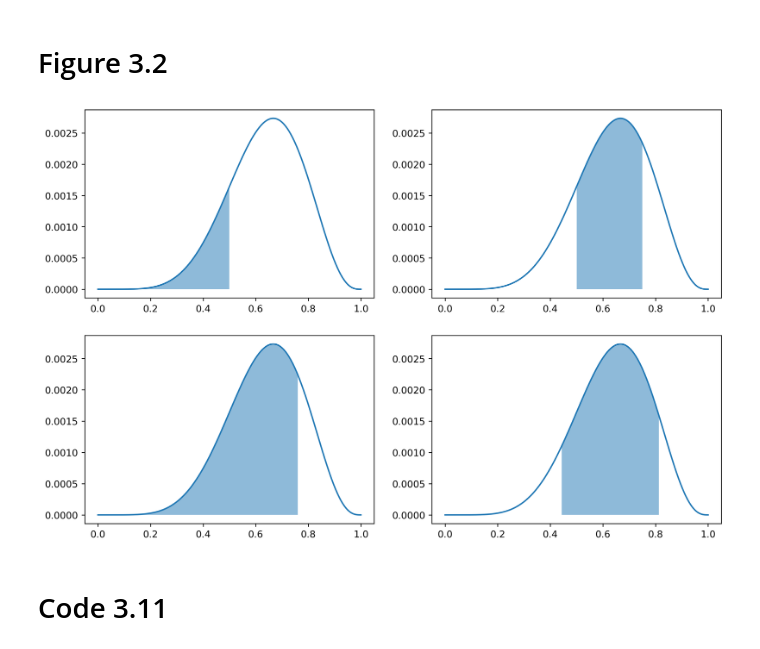
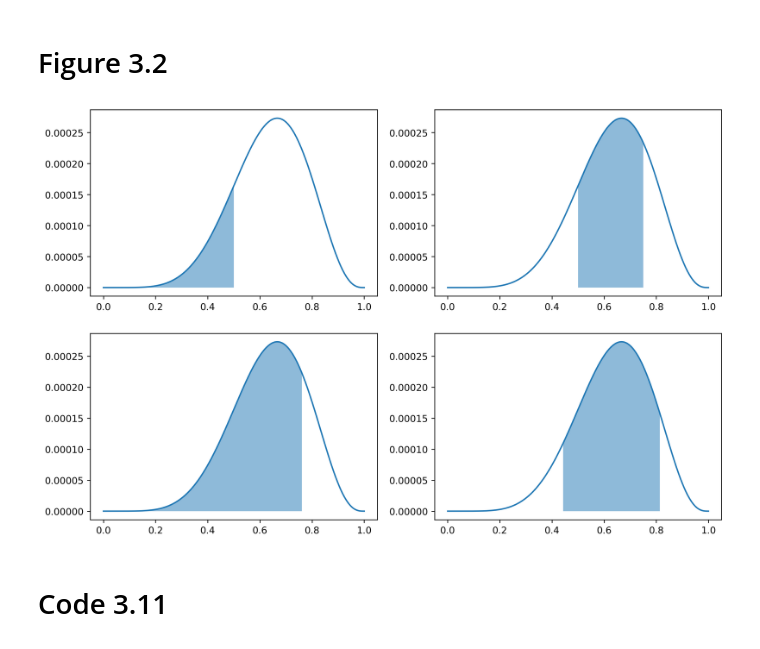
Before and after one commit to elanmart/rethinking-2, a Jupyter notebook: 03-Sampling-the-Imaginary.ipynb, the cells around one changed output. Cells and saved outputs as stored; diff of their text form; code cells hidden in the pictures.

```diff
--- a/03-Sampling-the-Imaginary.ipynb
+++ b/03-Sampling-the-Imaginary.ipynb
@@ -66,3 +72,5 @@ posterior /= posterior.sum()
+# %%
+p_grid, posterior = get_globe_tossing_posterior(tosses, grid_size, rng_key)
 # %% [markdown]
 # Code 3.3
 # %%
@@ -133,40 +144,45 @@ pd.Series(samples).quantile([0.1, 0.9])
 dtype: float64
 # %% [markdown]
 # Figure 3.2
-# %%
-def plot_posterior_interval(p_grid, posterior, mask, ax):
-    ax = sns.lineplot(x=p_grid, y=posterior, ax=ax)
-    ax.fill_between(p_grid[mask], posterior[mask], alpha=0.5)
-
-    return ax
+# %%
+def plot_posterior_interval(p_grid: jnp.DeviceArray, posterior: jnp.DeviceArray, mask: jnp.DeviceArray, ax):
+
+    ax = sns.lineplot(x=p_grid, y=posterior, ax=ax)
+    ax.fill_between(p_grid[mask], posterior[mask], alpha=0.5)
+
+    return ax
+# %%
+rng_key = jax.random.PRNGKey(0)
+tosses = "WLWWWLWLW"
+grid_size = 10000
+
+p_grid, posterior = get_globe_tossing_posterior(tosses, grid_size, rng_key)
+
+_plot_fn = partial(plot_posterior_interval, p_grid=p_grid, posterior=posterior)
 # %%
-_plot_fn = partial(
-    plot_posterior_interval, p_grid=p_grid, posterior=posterior
-)
-
 fig, axes = plt.subplots(2, 2, figsize=(12, 8), dpi=256)
 ((ax0, ax1), (ax2, ax3)) = axes
 
 # TOP-LEFT
 mask = (p_grid < 0.5)
 _plot_fn(mask=mask, ax=ax0)
 
 # TOP-RIGHT
 mask = (p_grid > 0.5)
 mask = mask & (p_grid < 0.75)
 _plot_fn(mask=mask, ax=ax1)
 
 # BOTTOM-LEFT
 q = pd.Series(samples).quantile(0.8)
 mask = (p_grid < q)
 _plot_fn(mask=mask, ax=ax2)
 
 # BOTTOM-RIGHT
 q0, q1 = pd.Series(samples).quantile([0.1, 0.9])
 mask = (p_grid > q0) & (p_grid < q1)
 _plot_fn(mask=mask, ax=ax3);
 # %% [output]
-[figure, old version]
+[figure, new version]
 # %% [markdown]
 # Code 3.11
 # %%
```
Also changed, not shown: parts of 54 cells of this notebook, 2 other files.
